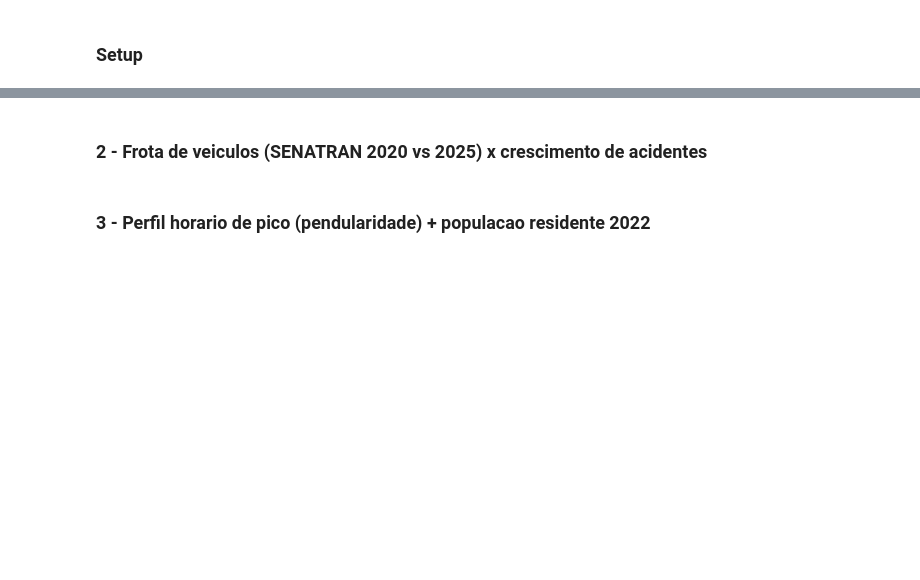
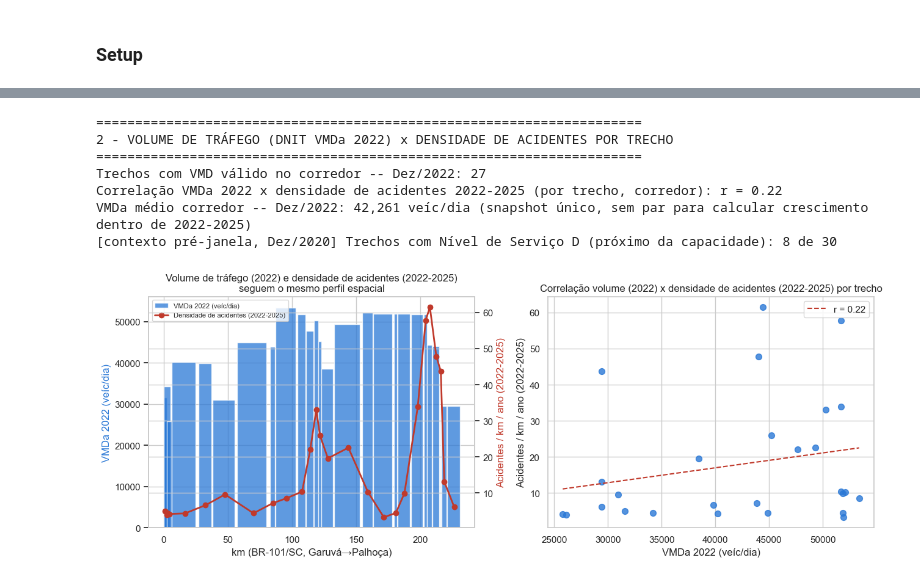
Before and after one commit to enghanderson-lab/ciencia_dados_ufsc, a Jupyter notebook: analysis/analise_viamar.ipynb, the cells around one changed output, grey strips where cells are left out. Saved outputs shown, nothing was run; the diff lists cells and outputs as text; code cells hidden in the pictures; blank space fills up the shorter version.

```diff
--- a/analysis/analise_viamar.ipynb
+++ b/analysis/analise_viamar.ipynb
@@ -100,6 +315,6 @@ corredor_ac2026 = ac2026[ac2026["id"].isin(corredor.loc[corredor["ano"] == 2026,
 # %%
-print("\n" + "=" * 70)
-print("1 - VOLUME DE TRAFEGO (DNIT VMDa) x DENSIDADE DE ACIDENTES POR TRECHO")
+print("=" * 70)
+print("2 - VOLUME DE TRÁFEGO (DNIT VMDa 2022) x DENSIDADE DE ACIDENTES POR TRECHO")
 print("=" * 70)
 
 
@@ -120,7 +335,7 @@ def carregar_vmd_com_km(caminho, sheet_name=None):
     for c in ("VMDa_C", "VMDa_D"):
         sub[c] = to_num(c)
     sub["vmda_total"] = sub["VMDa_C"].fillna(0) + sub["VMDa_D"].fillna(0)
-    # varios registros podem cobrir o mesmo trecho (ex.: "Referencial" duplicado) -> agrega por km
+    # vários registros podem cobrir o mesmo trecho (ex.: "Referencial" duplicado) -> agrega por km
     agg = (sub[sub["vmda_total"] > 0]
            .groupby(["vl_km_inic", "vl_km_fina"], as_index=False)
            .agg(vmda_total=("vmda_total", "mean"), ds_local_i=("ds_local_i", "first")))
@@ -128,10 +343,9 @@ def carregar_vmd_com_km(caminho, sheet_name=None):
 
 
 vmd_2022 = carregar_vmd_com_km(DADOS_DIR / "vmda2022_snv_202301b.xlsx", sheet_name="SNV202301B")
-vmd_2020 = carregar_vmd_com_km(DADOS_DIR / "contagem_trafego_2020.csv")
-print(f"Trechos com VMD válido no corredor -- 2022: {len(vmd_2022)}, 2020: {len(vmd_2020)}")
+print(f"Trechos com VMD válido no corredor -- Dez/2022: {len(vmd_2022)}")
 
-# acidentes por trecho: para cada segmento VMD, conta acidentes do corredor cujo km cai no intervalo
+# acidentes por trecho: para cada segmento VMD, conta acidentes do corredor (2022-2025) cujo km cai no intervalo
 acid_por_km = corredor["km_num"].dropna()
 
 
@@ -140,61 +354,63 @@ def acidentes_no_trecho(km_i, km_f, serie_km):
 
 
 vmd_2022["extensao"] = (vmd_2022["vl_km_fina"] - vmd_2022["vl_km_inic"]).clip(lower=0.1)
-vmd_2022["acidentes_3anos"] = [
+vmd_2022["acidentes_periodo"] = [
     acidentes_no_trecho(i, f, acid_por_km) for i, f in zip(vmd_2022["vl_km_inic"], vmd_2022["vl_km_fina"])
 ]
-vmd_2022["acidentes_por_km_ano"] = vmd_2022["acidentes_3anos"] / vmd_2022["extensao"] / 3
+vmd_2022["acidentes_por_km_ano"] = vmd_2022["acidentes_periodo"] / vmd_2022["extensao"] / N_ANOS
 
 corr_vmd_acid = vmd_2022[["vmda_total", "acidentes_por_km_ano"]].corr().iloc[0, 1]
-print(f"Correlação VMDa x densidade de acidentes (por trecho, corredor): r = {corr_vmd_acid:.2f}")
+print(f"Correlação VMDa 2022 x densidade de acidentes {ANO_INICIO}-{ANO_FIM} (por trecho, corredor): r = {corr_vmd_acid:.2f}")
 
 vmd_2022_media = vmd_2022["vmda_total"].mean()
-vmd_2020_media = vmd_2020["vmda_total"].mean()
-crescimento_vmd = (vmd_2022_media / vmd_2020_media - 1) * 100 if vmd_2020_media else float("nan")
-print(f"VMDa médio corredor -- 2020: {vmd_2020_media:,.0f} veíc/dia | 2022: {vmd_2022_media:,.0f} veíc/dia "
-      f"({crescimento_vmd:+.1f}% em 2 anos)")
+print(f"VMDa médio corredor -- Dez/2022: {vmd_2022_media:,.0f} veíc/dia (snapshot único, sem par para calcular crescimento dentro de 2022-2025)")
 
-# nivel de servico (LOS) so vem no arquivo de 2020 -- D/E/F = fluxo proximo ou alem da capacidade
+# nível de serviço (LOS) só existe em Dez/2020 -- fora da janela 2022-2025, mantido só como contexto rotulado
 ns_2020 = pd.read_csv(DADOS_DIR / "contagem_trafego_2020.csv", sep=None, engine="python")
 ns_2020 = ns_2020[(ns_2020["vl_br"] == 101) & (ns_2020["sg_uf"] == "SC")].copy()
 ns_2020["vl_km_inic"] = pd.to_numeric(ns_2020["vl_km_inic"].astype(str).str.replace(",", "."), errors="coerce")
 ns_2020["vl_km_fina"] = pd.to_numeric(ns_2020["vl_km_fina"].astype(str).str.replace(",", "."), errors="coerce")
 ns_2020 = ns_2020.dropna(subset=["vl_km_inic", "NS_C"])
 ns_2020 = ns_2020[ns_2020["vl_km_inic"] < CORREDOR_KM_MAX]
 trechos_d_ou_pior = ns_2020[ns_2020["NS_C"].isin(["D", "E", "F"]) | ns_2020["NS_D"].isin(["D", "E", "F"])]
-print(f"Trechos com Nível de Serviço D (próximo da capacidade) em Dez/2020: {len(trechos_d_ou_pior)} de {len(ns_2020)}")
-for _, r in trechos_d_ou_pior.sort_values("vl_km_inic").iterrows():
-    print(f"  km {r['vl_km_inic']:.1f}-{r['vl_km_fina']:.1f} ({r['ds_local_i']}): NS_C={r['NS_C']}, NS_D={r['NS_D']}")
+print(f"[contexto pré-janela, Dez/2020] Trechos com Nível de Serviço D (próximo da capacidade): {len(trechos_d_ou_pior)} de {len(ns_2020)}")
 
 fig, axes = plt.subplots(1, 2, figsize=(13, 5))
 
 ax = axes[0]
 ax.bar(vmd_2022["vl_km_inic"], vmd_2022["vmda_total"], width=(vmd_2022["extensao"]) * 0.9,
        align="edge", color=COR_BASE, alpha=0.75, label="VMDa 2022 (veíc/dia)")
 ax2 = ax.twinx()
 ax2.plot(vmd_2022["vl_km_inic"] + vmd_2022["extensao"] / 2, vmd_2022["acidentes_por_km_ano"],
-          color=COR_DESTAQUE, marker="o", lw=2, label="Densidade de acidentes")
+          color=COR_DESTAQUE, marker="o", lw=2, label=f"Densidade de acidentes ({ANO_INICIO}-{ANO_FIM})")
 ax.set_xlabel("km (BR-101/SC, Garuvá→Palhoça)")
 ax.set_ylabel("VMDa 2022 (veíc/dia)", color=COR_BASE)
-ax2.set_ylabel("Acidentes / km / ano", color=COR_DESTAQUE)
-ax.set_title("Volume de tráfego e densidade de acidentes seguem o mesmo perfil espacial")
+ax2.set_ylabel(f"Acidentes / km / ano ({ANO_INICIO}-{ANO_FIM})", color=COR_DESTAQUE)
+ax.set_title("Volume de tráfego (2022) e densidade de acidentes (2022-2025)\nseguem o mesmo perfil espacial")
 lines1, labels1 = ax.get_legend_handles_labels()
 lines2, labels2 = ax2.get_legend_handles_labels()
 ax.legend(lines1 + lines2, labels1 + labels2, loc="upper left", fontsize=8)
 
 ax = axes[1]
 ax.scatter(vmd_2022["vmda_total"], vmd_2022["acidentes_por_km_ano"], color=COR_BASE, s=50, alpha=0.8)
 if len(vmd_2022) > 2:
     z = np.polyfit(vmd_2022["vmda_total"], vmd_2022["acidentes_por_km_ano"], 1)
     xs = np.linspace(vmd_2022["vmda_total"].min(), vmd_2022["vmda_total"].max(), 50)
     ax.plot(xs, np.polyval(z, xs), color=COR_DESTAQUE, ls="--", label=f"r = {corr_vmd_acid:.2f}")
 ax.set_xlabel("VMDa 2022 (veíc/dia)")
-ax.set_ylabel("Acidentes / km / ano")
-ax.set_title("Correlação volume x densidade de acidentes por trecho")
+ax.set_ylabel(f"Acidentes / km / ano ({ANO_INICIO}-{ANO_FIM})")
+ax.set_title("Correlação volume (2022) x densidade de acidentes (2022-2025) por trecho")
 ax.legend()
 
 plt.tight_layout()
-plt.savefig(FIGS_DIR / "fig1_vmd_x_acidentes.png", dpi=150)
-plt.close()
+plt.savefig(FIGS_DIR / "fig1_vmd_x_acidentes_2022_2025.png", dpi=150)
+plt.show()
+# %% [output]
+======================================================================
+2 - VOLUME DE TRÁFEGO (DNIT VMDa 2022) x DENSIDADE DE ACIDENTES POR TRECHO
+======================================================================
+Trechos com VMD válido no corredor -- Dez/2022: 27
+Correlação VMDa 2022 x densidade de acidentes 2022-2025 (por trecho, corredor): r = 0.22
+VMDa médio corredor -- Dez/2022: 42,261 veíc/dia (snapshot único, sem par para calcular crescimento dentro de 2022-2025)
+[contexto pré-janela, Dez/2020] Trechos com Nível de Serviço D (próximo da capacidade): 8 de 30
+[figure, added]
-# %% [markdown]
-### 2 - Frota de veiculos (SENATRAN 2020 vs 2025) x crescimento de acidentes
@@ -265,2 +416,0 @@ plt.close()
-# %% [markdown]
-### 3 - Perfil horario de pico (pendularidade) + populacao residente 2022
```
Also changed, not shown: parts of 29 cells of this notebook, 16 other files.
